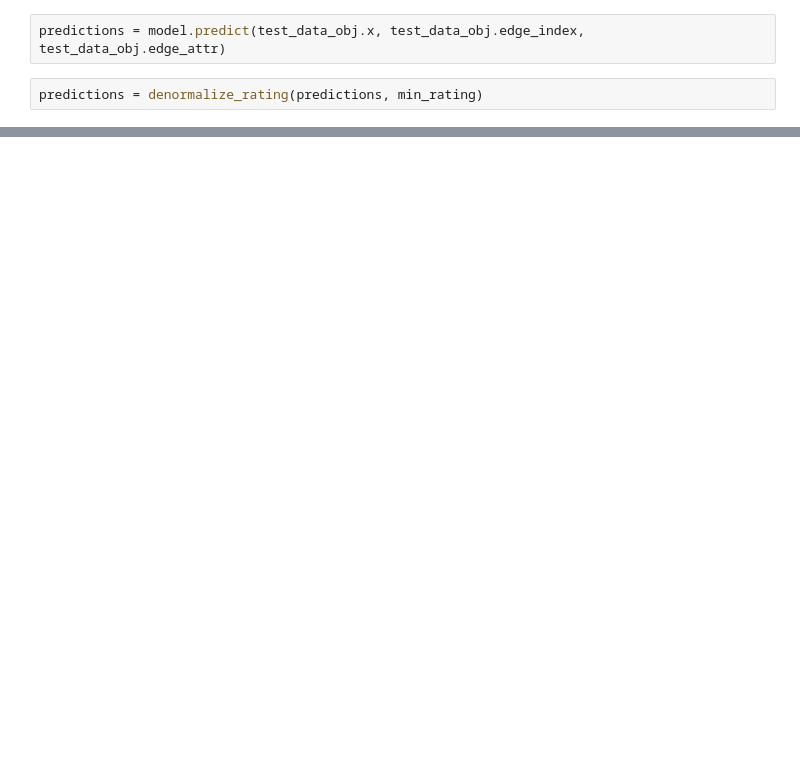
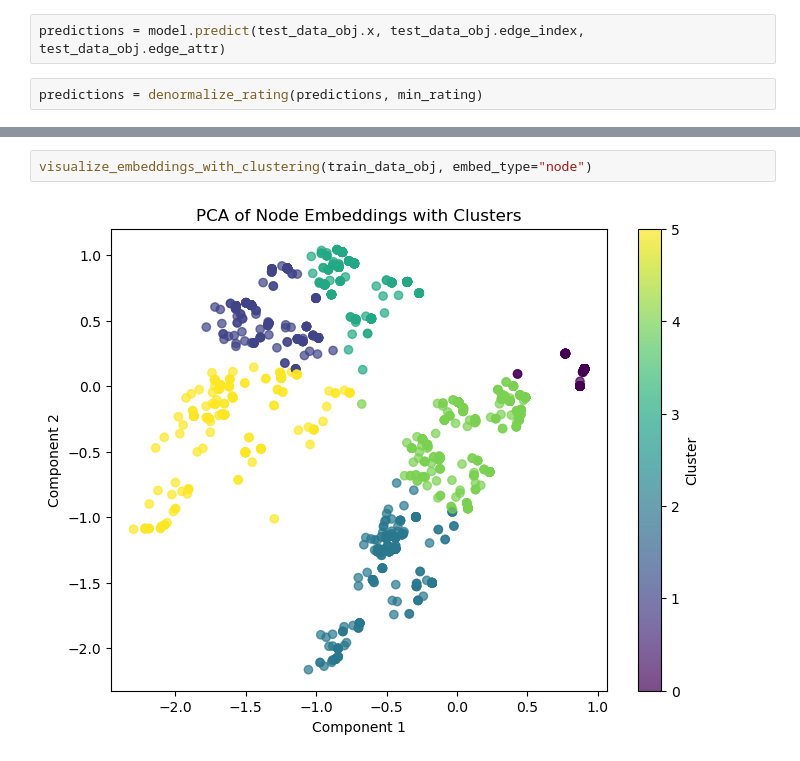
Before and after one commit to mud66/Recommender-System-GoodReads, a Jupyter notebook: RecSysJupyter/Gatv2Conv.ipynb, the cells around one changed output, grey strips where cells are left out. Saved outputs shown, nothing was run; the diff lists cells and outputs as text; blank space fills up the shorter version.

```diff
--- a/RecSysJupyter/Gatv2Conv.ipynb
+++ b/RecSysJupyter/Gatv2Conv.ipynb
@@ -535,0 +602,4 @@ predictions.max().item()
+# %%
+visualize_embeddings_with_clustering(train_data_obj, embed_type="node")
+# %% [output]
+[figure, added]
```
Also changed, not shown: parts of 24 cells of this notebook, 10 other files.
